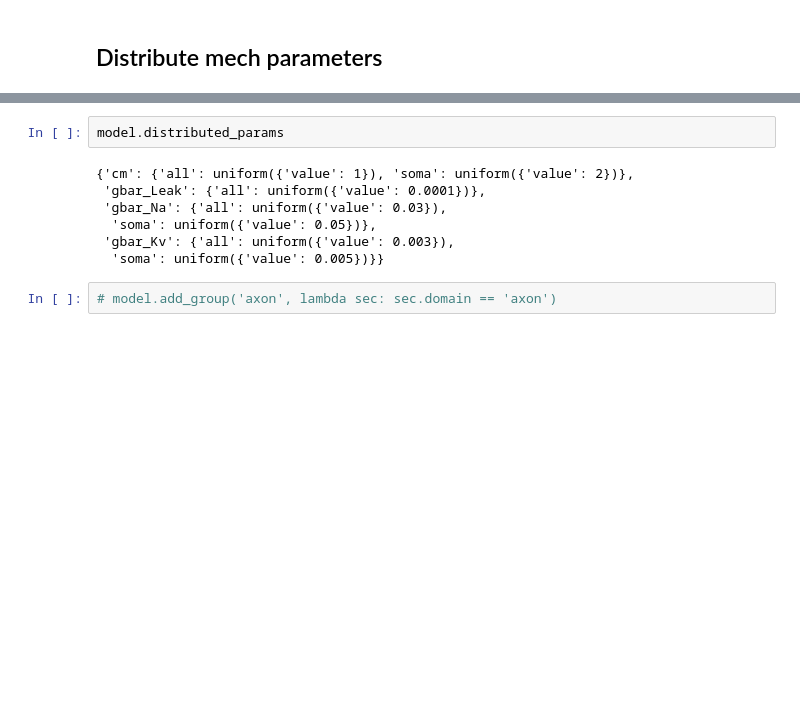
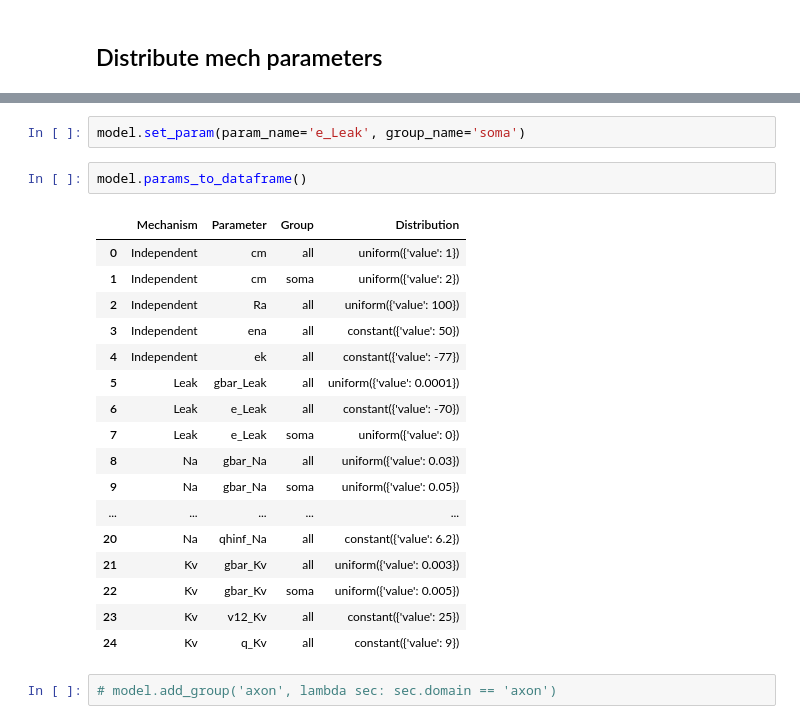
Before and after one commit to Poirazi-Lab/DendroTweaksApp, a Jupyter notebook: app/src/model_demo.ipynb, the cells around one changed output, grey strips where cells are left out. Cells and saved outputs as stored; diff of their text form; blank space fills up the shorter version.

```diff
--- a/app/src/model_demo.ipynb
+++ b/app/src/model_demo.ipynb
@@ -447,13 +486,26 @@ Mechanisms: 3
 IClamps: 0
+# %%
+model.set_param(param_name='e_Leak', group_name='soma')
 # %%
-model.distributed_params
+model.params_to_dataframe()
 # %% [output]
-{'cm': {'all': uniform({'value': 1}), 'soma': uniform({'value': 2})},
- 'gbar_Leak': {'all': uniform({'value': 0.0001})},
- 'gbar_Na': {'all': uniform({'value': 0.03}),
-  'soma': uniform({'value': 0.05})},
- 'gbar_Kv': {'all': uniform({'value': 0.003}),
-  'soma': uniform({'value': 0.005})}}
+|  | Mechanism | Parameter | Group | Distribution |
+| 0 | Independent | cm | all | uniform({'value': 1}) |
+| 1 | Independent | cm | soma | uniform({'value': 2}) |
+| 2 | Independent | Ra | all | uniform({'value': 100}) |
+| 3 | Independent | ena | all | constant({'value': 50}) |
+| 4 | Independent | ek | all | constant({'value': -77}) |
+| 5 | Leak | gbar_Leak | all | uniform({'value': 0.0001}) |
+| 6 | Leak | e_Leak | all | constant({'value': -70}) |
+| 7 | Leak | e_Leak | soma | uniform({'value': 0}) |
+| 8 | Na | gbar_Na | all | uniform({'value': 0.03}) |
+| 9 | Na | gbar_Na | soma | uniform({'value': 0.05}) |
+| ... | ... | ... | ... | ... |
+| 20 | Na | qhinf_Na | all | constant({'value': 6.2}) |
+| 21 | Kv | gbar_Kv | all | uniform({'value': 0.003}) |
+| 22 | Kv | gbar_Kv | soma | uniform({'value': 0.005}) |
+| 23 | Kv | v12_Kv | all | constant({'value': 25}) |
+| 24 | Kv | q_Kv | all | constant({'value': 9}) |
 # %%
 # model.add_group('axon', lambda sec: sec.domain == 'axon')
 # %% [markdown]
```
Also changed, not shown: parts of 52 cells of this notebook, 15 other files.
